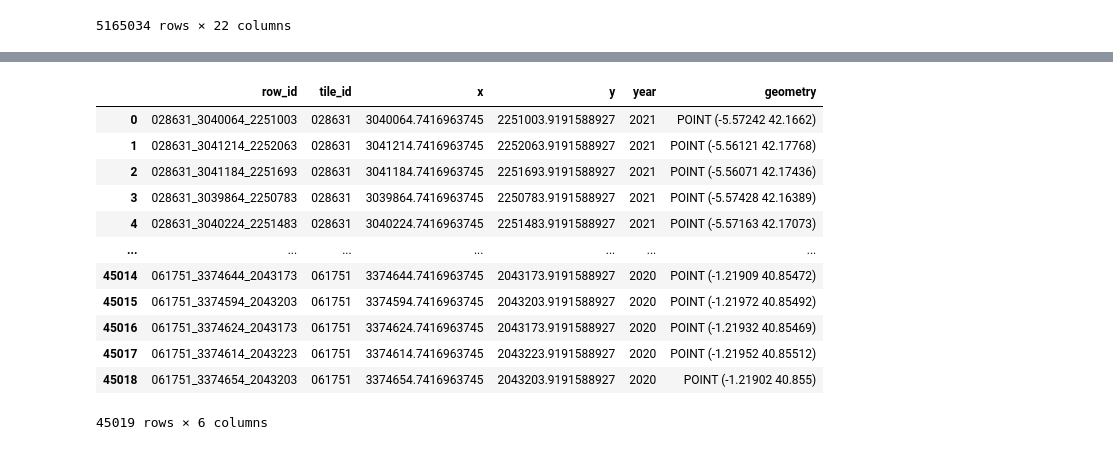
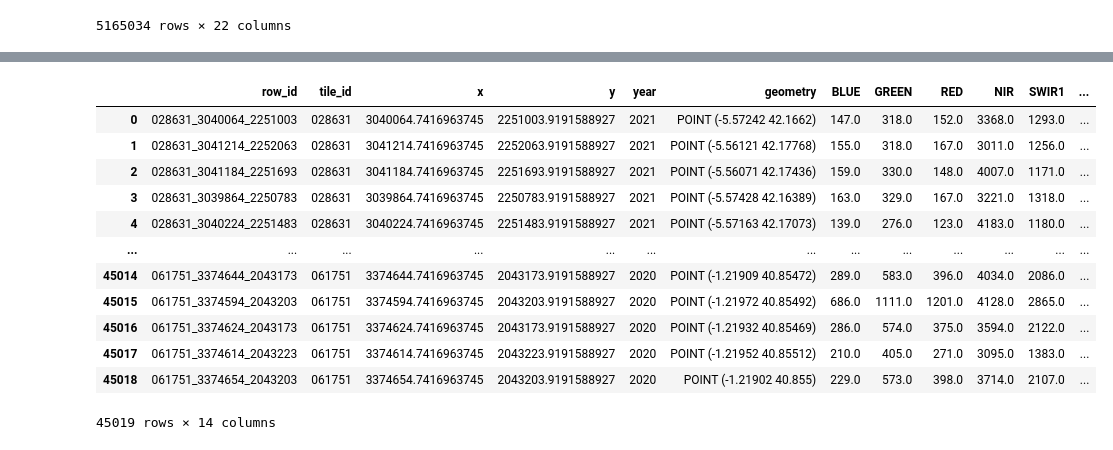
Before and after one commit to ramiqcom/opengeohub-summerschool-2026, a Jupyter notebook: notebook/3b.modelling.ipynb, the cells around one changed output, grey strips where cells are left out. Drawn from its saved outputs; the diff is of its cells as text; code cells hidden in the pictures.

```diff
--- a/notebook/3b.modelling.ipynb
+++ b/notebook/3b.modelling.ipynb
@@ -15,7 +15,8 @@ OUTPUT_PREFIX = "../output"
 
 TRAIN_PARQUET = f"{OUTPUT_PREFIX}/train_only_biomass.parquet"
 TEST_PARQUET = f"{OUTPUT_PREFIX}/test_only_biomass.parquet"
-EXTRACT_PARQUET = f"{OUTPUT_PREFIX}/extract_train.parquet"
+EXTRACT_TRAIN_PARQUET = f"{OUTPUT_PREFIX}/extract_train.parquet"
+EXTRACT_TEST_PARQUET = f"{OUTPUT_PREFIX}/extract_test.parquet"
 SUBMISSION_CSV = f"{DATA_PREFIX}/sample_submission.csv"
 # %%
 BANDS_S2 = ["BLUE", "GREEN", "RED", "NIR", "SWIR1", "SWIR2"]
@@ -159,17 +158,17 @@ R^2=0.6732981684491447 MAE=20.834055254814725
 # %%
-test_df = gpd.read_parquet(TEST_PARQUET)
+test_df = gpd.read_parquet(EXTRACT_TEST_PARQUET)
 test_df
 # %% [output]
-|  | row_id | tile_id | x | y | year | geometry |
-| 0 | 028631_3040064_2251003 | 028631 | 3040064.7416963745 | 2251003.9191588927 | 2021 | POINT (-5.57242 42.1662) |
-| 1 | 028631_3041214_2252063 | 028631 | 3041214.7416963745 | 2252063.9191588927 | 2021 | POINT (-5.56121 42.17768) |
-| 2 | 028631_3041184_2251693 | 028631 | 3041184.7416963745 | 2251693.9191588927 | 2021 | POINT (-5.56071 42.17436) |
-| 3 | 028631_3039864_2250783 | 028631 | 3039864.7416963745 | 2250783.9191588927 | 2021 | POINT (-5.57428 42.16389) |
-| 4 | 028631_3040224_2251483 | 028631 | 3040224.7416963745 | 2251483.9191588927 | 2021 | POINT (-5.57163 42.17073) |
-| ... | ... | ... | ... | ... | ... | ... |
-| 45014 | 061751_3374644_2043173 | 061751 | 3374644.7416963745 | 2043173.9191588927 | 2020 | POINT (-1.21909 40.85472) |
-| 45015 | 061751_3374594_2043203 | 061751 | 3374594.7416963745 | 2043203.9191588927 | 2020 | POINT (-1.21972 40.85492) |
-| 45016 | 061751_3374624_2043173 | 061751 | 3374624.7416963745 | 2043173.9191588927 | 2020 | POINT (-1.21932 40.85469) |
-| 45017 | 061751_3374614_2043223 | 061751 | 3374614.7416963745 | 2043223.9191588927 | 2020 | POINT (-1.21952 40.85512) |
-| 45018 | 061751_3374654_2043203 | 061751 | 3374654.7416963745 | 2043203.9191588927 | 2020 | POINT (-1.21902 40.855) |
+|  | row_id | tile_id | x | y | year | geometry | BLUE | GREEN | RED | NIR | SWIR1 | ... |
+| 0 | 028631_3040064_2251003 | 028631 | 3040064.7416963745 | 2251003.9191588927 | 2021 | POINT (-5.57242 42.1662) | 147.0 | 318.0 | 152.0 | 3368.0 | 1293.0 | ... |
+| 1 | 028631_3041214_2252063 | 028631 | 3041214.7416963745 | 2252063.9191588927 | 2021 | POINT (-5.56121 42.17768) | 155.0 | 318.0 | 167.0 | 3011.0 | 1256.0 | ... |
+| 2 | 028631_3041184_2251693 | 028631 | 3041184.7416963745 | 2251693.9191588927 | 2021 | POINT (-5.56071 42.17436) | 159.0 | 330.0 | 148.0 | 4007.0 | 1171.0 | ... |
+| 3 | 028631_3039864_2250783 | 028631 | 3039864.7416963745 | 2250783.9191588927 | 2021 | POINT (-5.57428 42.16389) | 163.0 | 329.0 | 167.0 | 3221.0 | 1318.0 | ... |
+| 4 | 028631_3040224_2251483 | 028631 | 3040224.7416963745 | 2251483.9191588927 | 2021 | POINT (-5.57163 42.17073) | 139.0 | 276.0 | 123.0 | 4183.0 | 1180.0 | ... |
+| ... | ... | ... | ... | ... | ... | ... | ... | ... | ... | ... | ... | ... |
+| 45014 | 061751_3374644_2043173 | 061751 | 3374644.7416963745 | 2043173.9191588927 | 2020 | POINT (-1.21909 40.85472) | 289.0 | 583.0 | 396.0 | 4034.0 | 2086.0 | ... |
+| 45015 | 061751_3374594_2043203 | 061751 | 3374594.7416963745 | 2043203.9191588927 | 2020 | POINT (-1.21972 40.85492) | 686.0 | 1111.0 | 1201.0 | 4128.0 | 2865.0 | ... |
+| 45016 | 061751_3374624_2043173 | 061751 | 3374624.7416963745 | 2043173.9191588927 | 2020 | POINT (-1.21932 40.85469) | 286.0 | 574.0 | 375.0 | 3594.0 | 2122.0 | ... |
+| 45017 | 061751_3374614_2043223 | 061751 | 3374614.7416963745 | 2043223.9191588927 | 2020 | POINT (-1.21952 40.85512) | 210.0 | 405.0 | 271.0 | 3095.0 | 1383.0 | ... |
+| 45018 | 061751_3374654_2043203 | 061751 | 3374654.7416963745 | 2043203.9191588927 | 2020 | POINT (-1.21902 40.855) | 229.0 | 573.0 | 398.0 | 3714.0 | 2107.0 | ... |
-45019 rows × 6 columns
+45019 rows × 14 columns
```
Also changed, not shown: parts of 9 cells of this notebook, 2 other files.
